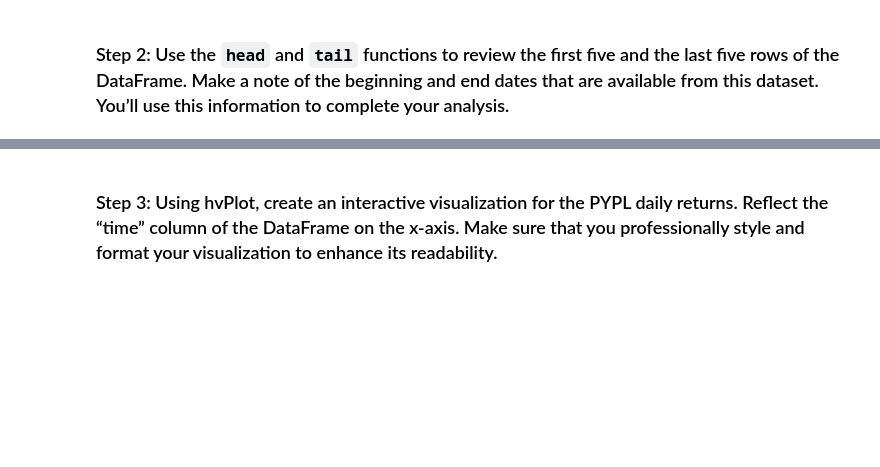
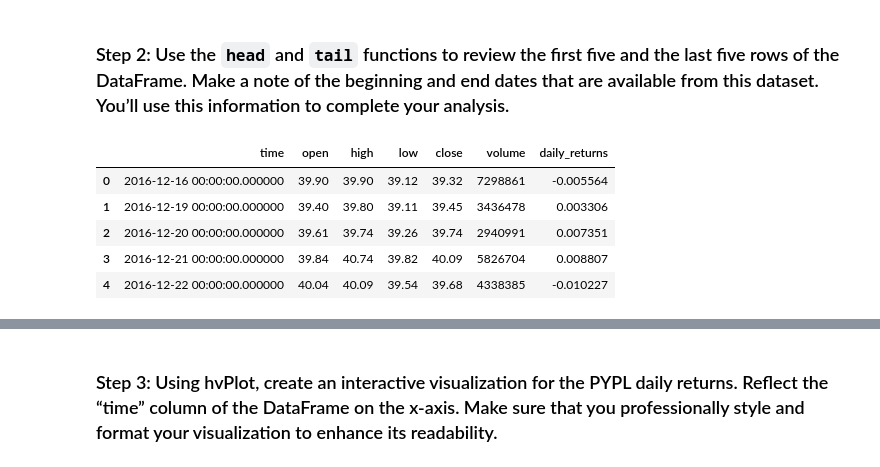
Before and after one commit to billybishop21/etf_analyzer, a Jupyter notebook: etf_analyzer.ipynb, the cells around one changed output, grey strips where cells are left out. Cells and saved outputs as stored; diff of their text form; code cells hidden in the pictures; blank space fills up the shorter version.

```diff
--- a/etf_analyzer.ipynb
+++ b/etf_analyzer.ipynb
@@ -137,14 +137,25 @@ Complete the following steps:
 ### Step 1: Write a SQL `SELECT` statement by using an f-string that reads all the PYPL data from the database. Using the SQL `SELECT` statement, execute a query that reads the PYPL data from the database into a Pandas DataFrame.
 # %%
 # Write a SQL query to SELECT all of the data from the PYPL table
-query = # YOUR CODE HERE
+query = """
+SELECT *
+FROM "PYPL"
+"""
+results = engine.execute(query)
 
 # Use the query to read the PYPL data into a Pandas DataFrame
-pypl_dataframe = # YOUR CODE HERE
+pypl_df = pd.read_sql_query(query, engine)
 # %% [markdown]
 ### Step 2: Use the `head` and `tail` functions to review the first five and the last five rows of the DataFrame. Make a note of the beginning and end dates that are available from this dataset. You’ll use this information to complete your analysis.
 # %%
 # View the first 5 rows of the DataFrame.
-# YOUR CODE HERE
+pypl_df.head()
+# %% [output]
+|  | time | open | high | low | close | volume | daily_returns |
+| 0 | 2016-12-16 00:00:00.000000 | 39.90 | 39.90 | 39.12 | 39.32 | 7298861 | -0.005564 |
+| 1 | 2016-12-19 00:00:00.000000 | 39.40 | 39.80 | 39.11 | 39.45 | 3436478 | 0.003306 |
+| 2 | 2016-12-20 00:00:00.000000 | 39.61 | 39.74 | 39.26 | 39.74 | 2940991 | 0.007351 |
+| 3 | 2016-12-21 00:00:00.000000 | 39.84 | 40.74 | 39.82 | 40.09 | 5826704 | 0.008807 |
+| 4 | 2016-12-22 00:00:00.000000 | 40.04 | 40.09 | 39.54 | 39.68 | 4338385 | -0.010227 |
 # %%
 # View the last 5 rows of the DataFrame.
```
Also changed, not shown: parts of 3 cells of this notebook.
